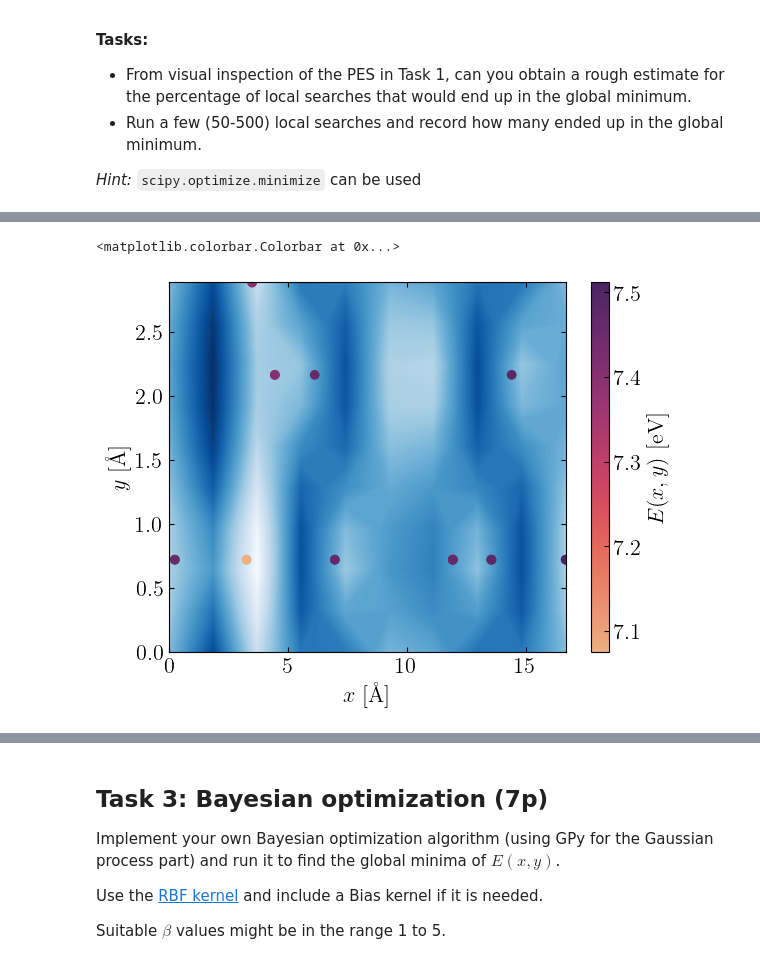
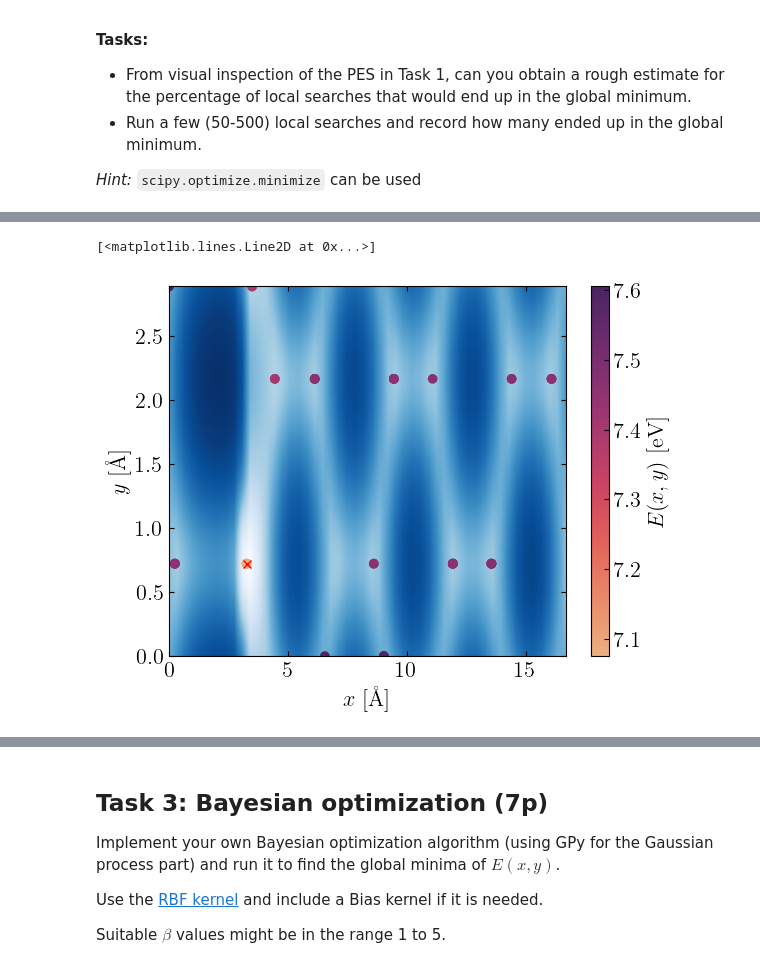
Before and after one commit to j-haralds/Advanced_sim, a Jupyter notebook: project_2b_shared/Jonatan_2b.ipynb, the cells around one changed output, grey strips where cells are left out. Drawn from its saved outputs; the diff is of its cells as text; code cells hidden in the pictures.

```diff
--- a/project_2b_shared/Jonatan_2b.ipynb
+++ b/project_2b_shared/Jonatan_2b.ipynb
@@ -232,4 +239,4 @@ def contour_generator(xlim, ylim, size=50):
 x_lim = [0,16.65653]
 y_lim = [0, 2.884996]
 
-X,Y,E = contour_generator(x_lim , y_lim, size = 10)#, args = [surface, get_z_max(surface)])
+X,Y,E = contour_generator(x_lim , y_lim, size = 20)#, args = [surface, get_z_max(surface)])
@@ -278,14 +299,19 @@ def gen_initial_pos(surface,xlim = x_lim,ylim=y_lim):
     z = get_z_max(surface)
     init_pos = np.vstack((x,y,z)).T
     return init_pos.flatten()
+
+
+def find_minima(N_ints,surface = surface, x_lim = x_lim,y_lim = y_lim):
+    results = []
+    for i in range(N_ints):
+        res = scipy.optimize.minimize(lambda p: calculate_adatom_energy(surface,p), gen_initial_pos(surface),bounds=[x_lim,y_lim,(0,50)])
+        results.append({'x_pos':res.x[0],'y_pos':res.x[1],'Energy':res.fun})
+
+    res_df = pd.DataFrame(results)
+    return  res_df
 # %%
 results = []
 # %%
-N_ints = 10
-
-
-for i in range(N_ints):
-    res = scipy.optimize.minimize(lambda p: calculate_adatom_energy(surface,p), gen_initial_pos(surface),bounds=[x_lim,y_lim,(0,50)])
-    results.append({'x_pos':res.x[0],'y_pos':res.x[1],'Energy':res.fun})
-
-res_df = pd.DataFrame(results)
+res = scipy.optimize.minimize(lambda p: calculate_adatom_energy(surface,p), (4.0,0.75,get_z_max(surface)),bounds=[x_lim,y_lim,(0,50)])
+true_mini_x,true_mini_y,_ = res.x
+true_mini_fun = res.fun
@@ -291,0 +324,4 @@ res_df = pd.DataFrame(results)
+# %%
+N_ints = 20
+
+res_df = pd.concat((res_df,find_minima(N_ints)))
@@ -292,12 +348,15 @@ res_df = pd.DataFrame(results)
 # %%
+%matplotlib inline
+
 plt.contourf(X, Y, E, levels=level, cmap='Blues')
 plt.xlabel('$x$ [Å]')
 plt.ylabel('$y$ [Å]')
 plt.scatter(res_df['x_pos'],res_df['y_pos'],c = res_df['Energy'],cmap='flare')
 plt.colorbar(label='$E(x,y)$ [eV]')
+plt.plot(true_mini_x,true_mini_y,'rx')
 # %% [output]
-<matplotlib.colorbar.Colorbar at 0x...>
+[<matplotlib.lines.Line2D at 0x...>]
-[figure, old version]
+[figure, new version]
 # %%
 E_th = 7.076
 n_mini = len(res_df['Energy'][res_df['Energy'] < E_th])
```
Also changed, not shown: parts of 16 cells of this notebook.
